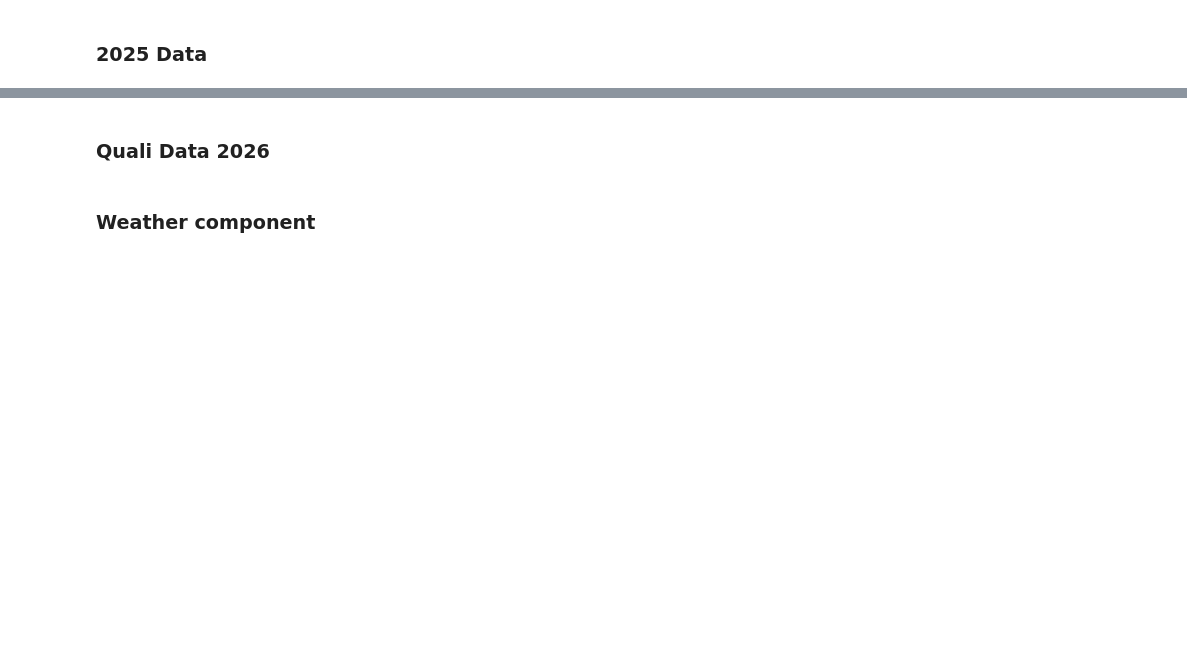
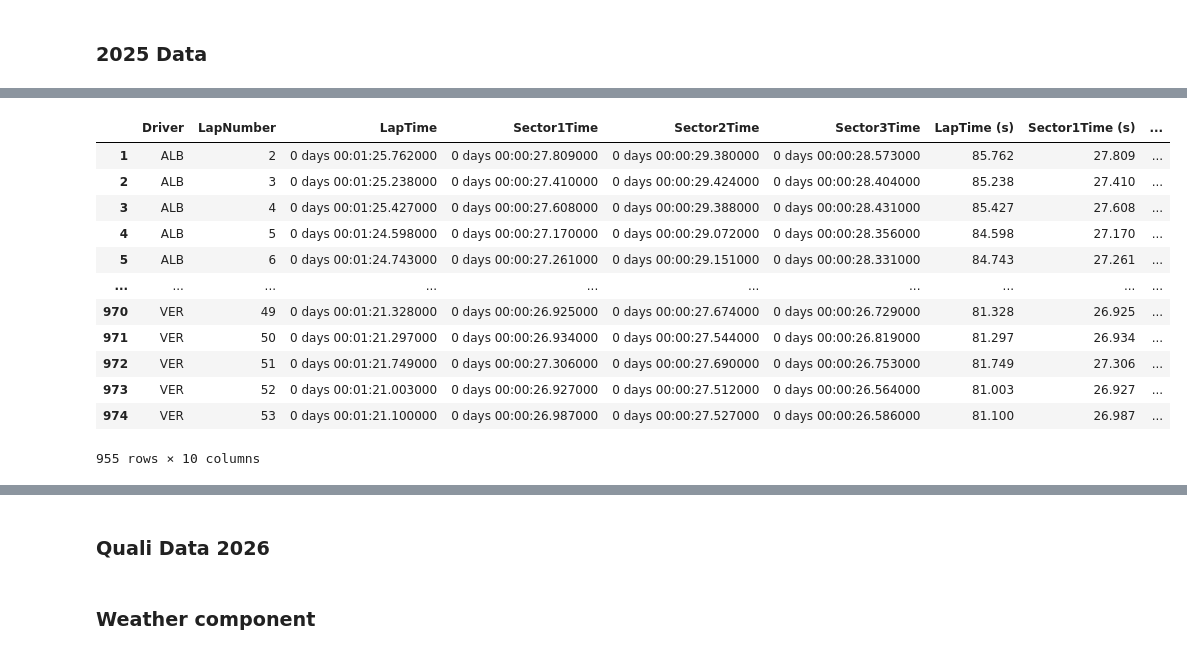
Before and after one commit to imgabrielas/F1-Enthusiast, a Jupyter notebook: Round_13_ItalianGP.ipynb, the cells around one changed output, grey strips where cells are left out. Drawn from its saved outputs; the diff is of its cells as text; code cells hidden in the pictures; blank space fills up the shorter version.

Commit message:
lap times

```diff
--- a/Round_13_ItalianGP.ipynb
+++ b/Round_13_ItalianGP.ipynb
@@ -45,0 +55,24 @@ DataNotLoadedError: The data you are trying to access has not been loaded yet. S
+# %%
+BASE = "https://raw.githubusercontent.com/TracingInsights/2025/main"
+EVENT, SESSION = "Italian Grand Prix", "Race"
+DRIVERS = ["ALB", "ALO", "ANT", "BEA", "BOR", "COL", "GAS", "HAD", "HAM", "HUL",
+           "LAW", "LEC", "NOR", "OCO", "PIA", "RUS", "SAI", "STR", "TSU", "VER"]
+
+frames = []
+for drv in DRIVERS:
+    r = requests.get(f"{BASE}/{quote(EVENT)}/{quote(SESSION)}/{drv}/laptimes.json", timeout=15)
+    if r.status_code != 200:
+        continue
+    d = r.json()
+    frames.append(pd.DataFrame({
+        "Driver": drv, "LapNumber": d["lap"], "LapTime": d["time"],
+        "Sector1Time": d["s1"], "Sector2Time": d["s2"], "Sector3Time": d["s3"],
+    }))
+
+laps_2025 = pd.concat(frames, ignore_index=True)
+time_cols = ["LapTime", "Sector1Time", "Sector2Time", "Sector3Time"]
+laps_2025[time_cols] = (laps_2025[time_cols]
+                        .apply(pd.to_numeric, errors="coerce")
+                        .apply(pd.to_timedelta, unit="s"))
+laps_2025.dropna(inplace=True)
+laps_2025
@@ -46,7 +95,23 @@ DataNotLoadedError: The data you are trying to access has not been loaded yet. S
 # %%
 # Convert times to seconds
 for col in ["LapTime", "Sector1Time", "Sector2Time", "Sector3Time"]:
     laps_2025[f"{col} (s)"] = laps_2025[col].dt.total_seconds()
+
+laps_2025
+# %% [output]
+|  | Driver | LapNumber | LapTime | Sector1Time | Sector2Time | Sector3Time | LapTime (s) | Sector1Time (s) | ... |
+| 1 | ALB | 2 | 0 days 00:01:25.762000 | 0 days 00:00:27.809000 | 0 days 00:00:29.380000 | 0 days 00:00:28.573000 | 85.762 | 27.809 | ... |
+| 2 | ALB | 3 | 0 days 00:01:25.238000 | 0 days 00:00:27.410000 | 0 days 00:00:29.424000 | 0 days 00:00:28.404000 | 85.238 | 27.410 | ... |
+| 3 | ALB | 4 | 0 days 00:01:25.427000 | 0 days 00:00:27.608000 | 0 days 00:00:29.388000 | 0 days 00:00:28.431000 | 85.427 | 27.608 | ... |
+| 4 | ALB | 5 | 0 days 00:01:24.598000 | 0 days 00:00:27.170000 | 0 days 00:00:29.072000 | 0 days 00:00:28.356000 | 84.598 | 27.170 | ... |
+| 5 | ALB | 6 | 0 days 00:01:24.743000 | 0 days 00:00:27.261000 | 0 days 00:00:29.151000 | 0 days 00:00:28.331000 | 84.743 | 27.261 | ... |
+| ... | ... | ... | ... | ... | ... | ... | ... | ... | ... |
+| 970 | VER | 49 | 0 days 00:01:21.328000 | 0 days 00:00:26.925000 | 0 days 00:00:27.674000 | 0 days 00:00:26.729000 | 81.328 | 26.925 | ... |
+| 971 | VER | 50 | 0 days 00:01:21.297000 | 0 days 00:00:26.934000 | 0 days 00:00:27.544000 | 0 days 00:00:26.819000 | 81.297 | 26.934 | ... |
+| 972 | VER | 51 | 0 days 00:01:21.749000 | 0 days 00:00:27.306000 | 0 days 00:00:27.690000 | 0 days 00:00:26.753000 | 81.749 | 27.306 | ... |
+| 973 | VER | 52 | 0 days 00:01:21.003000 | 0 days 00:00:26.927000 | 0 days 00:00:27.512000 | 0 days 00:00:26.564000 | 81.003 | 26.927 | ... |
+| 974 | VER | 53 | 0 days 00:01:21.100000 | 0 days 00:00:26.987000 | 0 days 00:00:27.527000 | 0 days 00:00:26.586000 | 81.100 | 26.987 | ... |
+955 rows × 10 columns
 # %%
 # Group by driver to get average sector times per driver
 sector_times_2025 = laps_2025.groupby("Driver")[["Sector1Time (s)", "Sector2Time (s)", "Sector3Time (s)"]].mean().reset_index()
```
Also changed, not shown: parts of 16 cells of this notebook, 3 other files.
